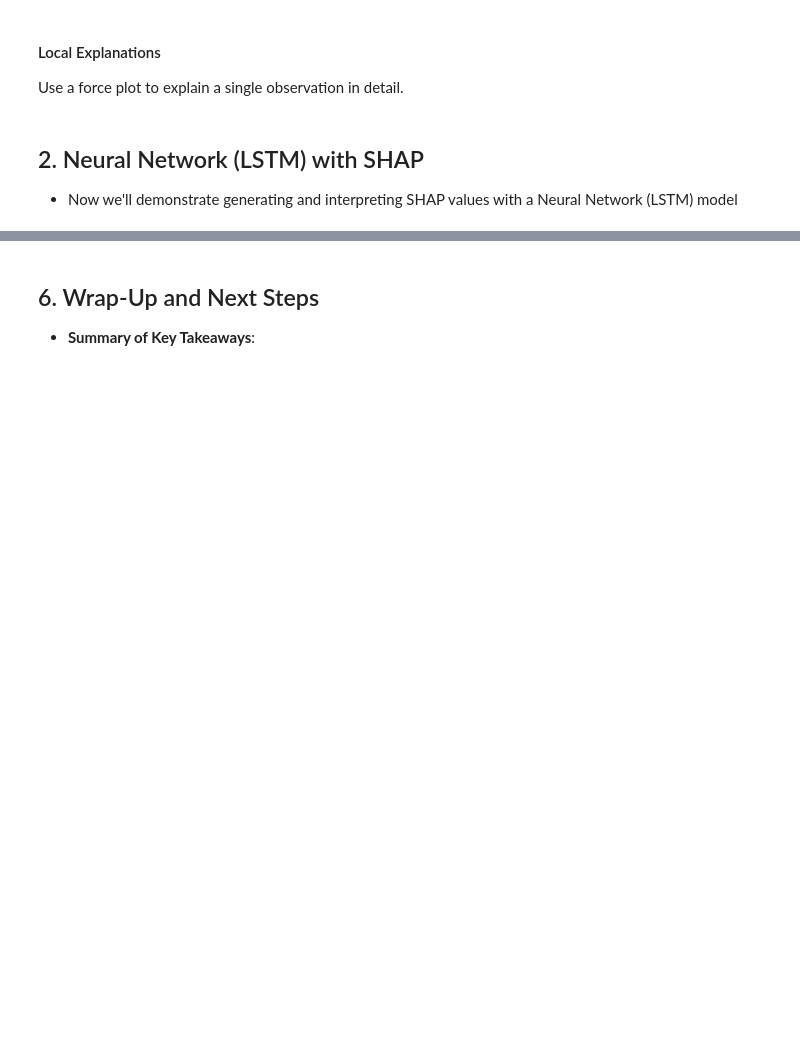
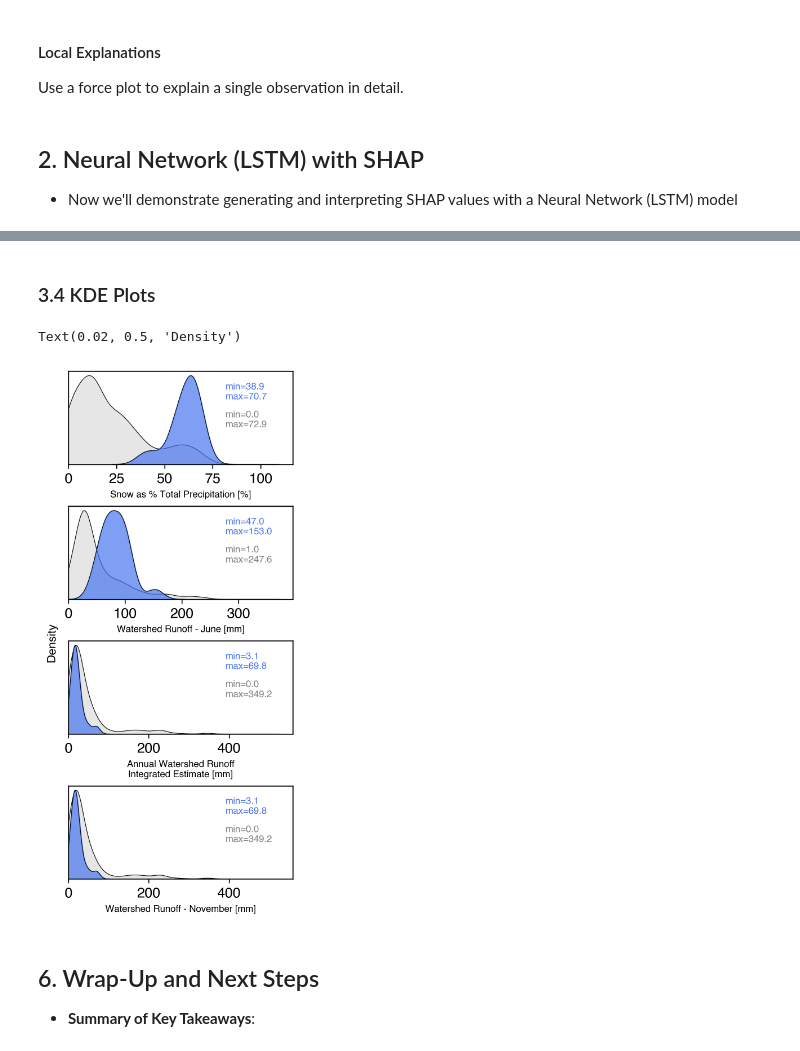
Before and after one commit to ghmyers/SHAPWorkshopDevCon, a Jupyter notebook: notebooks/shap_workshop.ipynb, the cells around one changed output, grey strips where cells are left out. Drawn from its saved outputs; the diff is of its cells as text; code cells hidden in the pictures; blank space fills up the shorter version.

```diff
--- a/notebooks/shap_workshop.ipynb
+++ b/notebooks/shap_workshop.ipynb
@@ -193,0 +207,15 @@ Use a force plot to explain a single observation in detail.
+# %%
+# Fit model to training data
+rf = RandomForestClassifier(n_estimators = tuned_params['n_estimators'],
+                            max_depth = tuned_params['max_depth'],
+                            max_features = tuned_params['max_features'],
+                            min_samples_leaf = tuned_params['min_samples_leaf'],
+                            min_samples_split = tuned_params['min_samples_split'],
+                            bootstrap = tuned_params['bootstrap'],
+                            random_state = 742
+                            )
+
+rf.fit(X_train, y_train)
+
+# Add cluster number to X_test
+X_test = pd.merge(left=X_test, right=data['Cluster_H_7'], left_index=True, right_index=True)
@@ -194,3 +302,65 @@ Use a force plot to explain a single observation in detail.
+# %% [markdown]
+### 3.4 KDE Plots
+# %%
+# These characteristics are for Cluster 2, and you will need to change them manually depending on the cluster you want to plot
+c = '#4776ee'
+var = ['SNOW_PCT_PRECIP', 'WB5100_JUN_MM', 'WB5100_NOV_MM', 'WB5100_NOV_MM']
+feat = ['Snow as % Total Precipitation [%]', 'Watershed Runoff - June [mm]', 'Annual Watershed Runoff\nIntegrated Estimate [mm]', 'Watershed Runoff - November [mm]']
+
+anno_coords = [
+(0.7, 0.7),
+(0.7, 0.7),
+(0.7, 0.7),
+(0.7, 0.7)
+]
+dist_coords = [
+(0.7, 0.4),
+(0.7, 0.4),
+(0.7, 0.4),
+(0.7, 0.4)
+]
+
+# Figure showing distributions
+fig, ax = plt.subplots(figsize=(3, 6.5), nrows=4, ncols=1, sharex=False, sharey=False, dpi=300, layout='constrained')
+
+for i in range(0, len(var)):
+    kde = data[var[i]]
+    plot = kde.plot.kde(ax=ax[i], style=['k'], linewidth=0.5)
+    x = plot.get_children()[0]._x
+    y = plot.get_children()[0]._y
+
+    ax[i].fill_between(x,y,color='gainsboro', alpha=0.7)
+
+    # plot cluster points
+    x_clust = X_test[var[i]][X_test['Cluster_H_7'] == clust]
+    ax2 = ax[i].twinx()
+    var_dist = x_clust.plot.kde(ax=ax2, style=['k'], linewidth=0.5)
+    x_var = var_dist.get_children()[0]._x
+    y_var = var_dist.get_children()[0]._y
+    ax2.fill_between(x_var,y_var,color=c, alpha=0.7, label='_nolegend_')
+
+    ax2.set_ylabel('')
+    ax2.set_yticklabels('')
+    ax2.set_yticks([])
+    ax2.set_ylim(0)
+
+    # Annotation for gray distribution
+    ax[i].annotate('min={}\nmax={}'.format(min(kde), max(kde)), dist_coords[i], xycoords='axes fraction', fontsize=8, color='gray')
+    # Annotation for color distribution
+    ax[i].annotate('min={}\nmax={}'.format(min(x_clust), max(x_clust)), anno_coords[i], xycoords='axes fraction', fontsize=8, color=c)
+
+for i in range(0, len(var)):
+    ax[i].set_ylabel('')
+    ax[i].set_yticklabels('')
+    ax[i].set_yticks([])
+    ax[i].set_ylim(0)
+    ax[i].set_xlim(0)
+    ax[i].set_xlabel(feat[i], fontsize=8)
+
+fig.supylabel('Density', fontsize=10)
+# %% [output]
+Text(0.02, 0.5, 'Density')
+[figure, added]
 # %% [markdown]
 ## 6. Wrap-Up and Next Steps
 - **Summary of Key Takeaways**:
```
Also changed, not shown: parts of 16 cells of this notebook, 7 other files.
